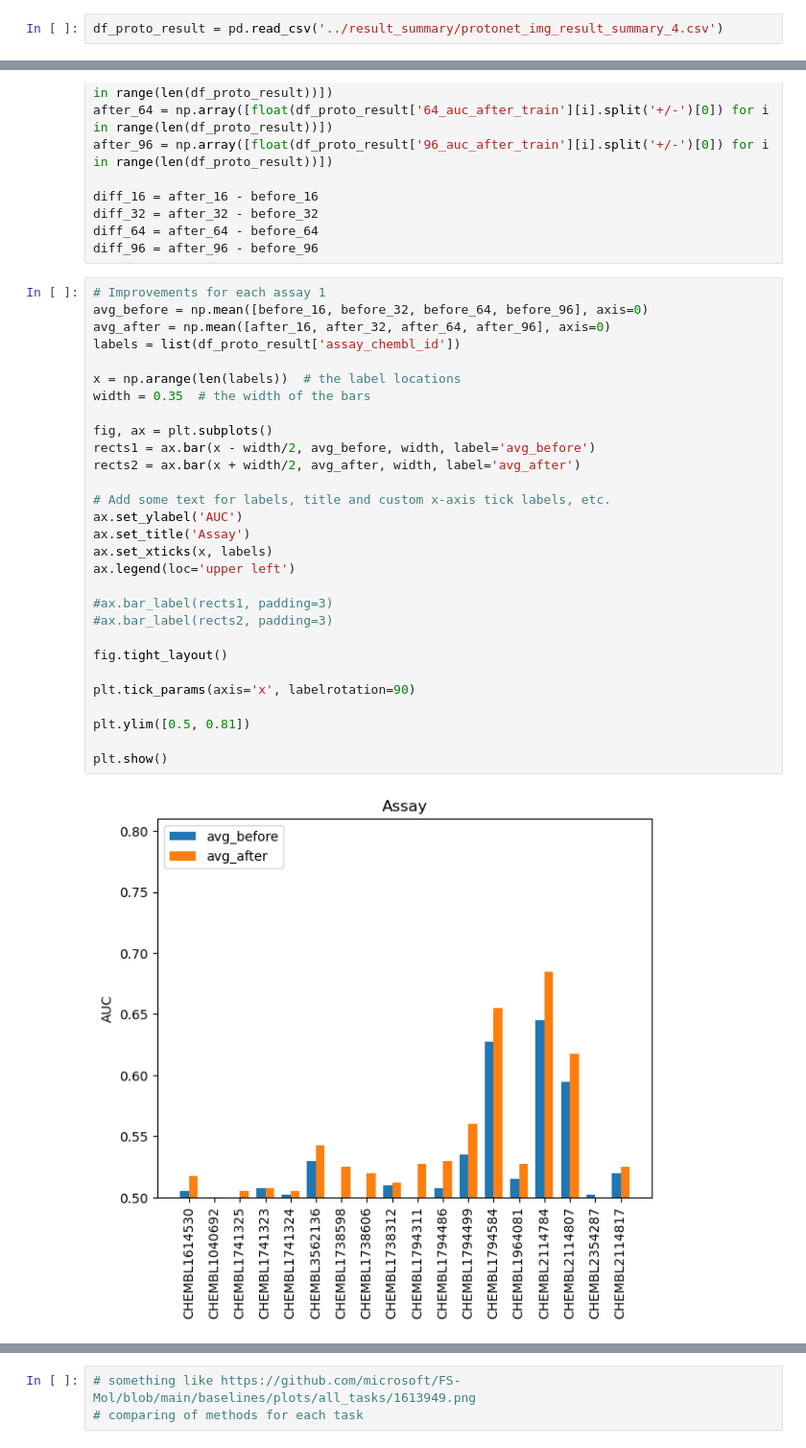
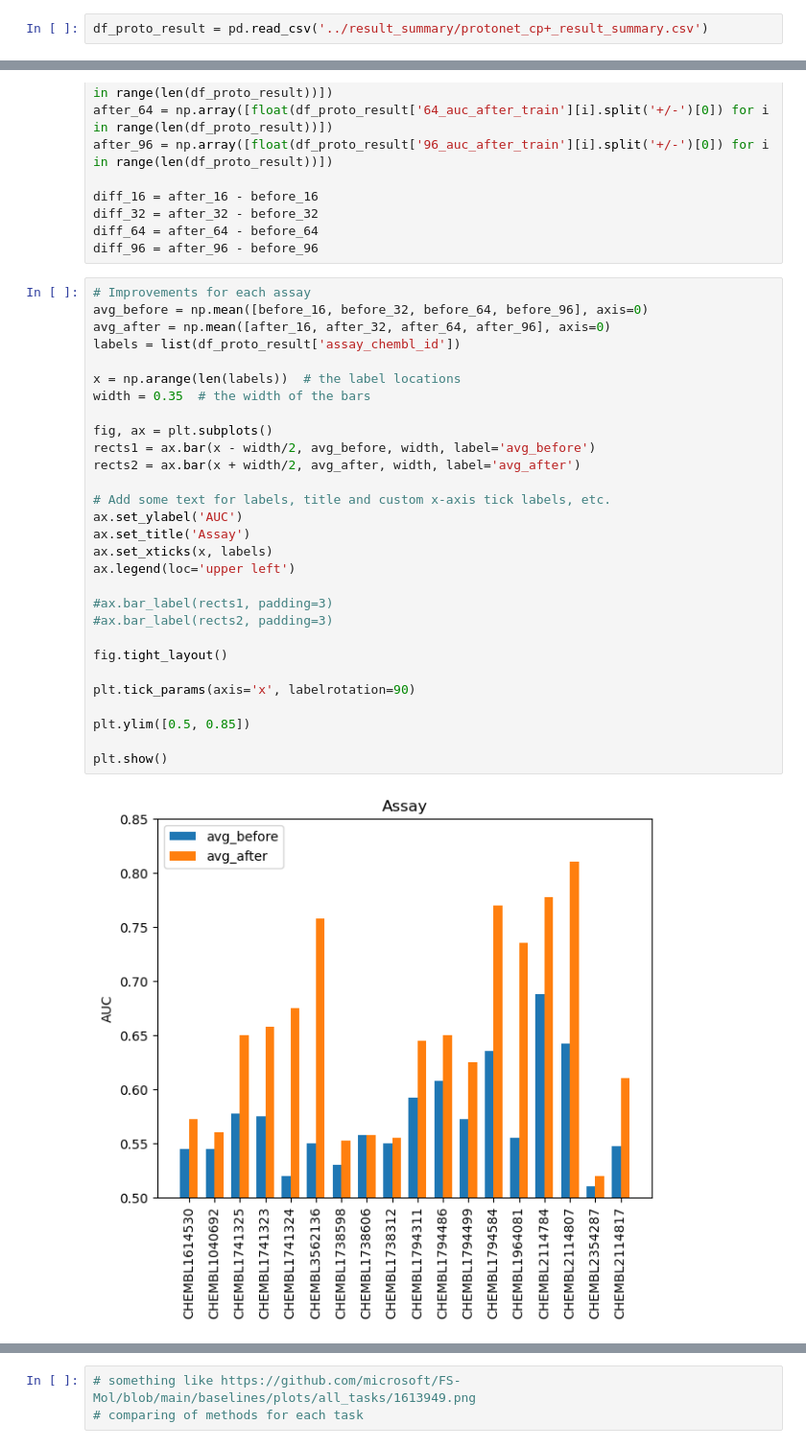
Before and after one commit to son-ha-264/FSL_CP, a Jupyter notebook: result/notebook/protonet_result.ipynb, the cells around one changed output, grey strips where cells are left out. Shown: that part at 96% size. Drawn from its saved outputs; the diff is of its cells as text.

```diff
--- a/result/notebook/protonet_result.ipynb
+++ b/result/notebook/protonet_result.ipynb
@@ -6,7 +6,7 @@ import seaborn as sns
 # %%
 #print(plt.style.available)
 # %%
-df_proto_result = pd.read_csv('../result_summary/protonet_img_result_summary_4.csv')
+df_proto_result = pd.read_csv('../result_summary/protonet_cp+_result_summary.csv')
 # %% [markdown]
 #### Does pretraining on random assay works?
 # %%
@@ -31,36 +31,36 @@ diff_32 = after_32 - before_32
 diff_64 = after_64 - before_64
 diff_96 = after_96 - before_96
 # %%
-# Improvements for each assay 1
+# Improvements for each assay
 avg_before = np.mean([before_16, before_32, before_64, before_96], axis=0)
 avg_after = np.mean([after_16, after_32, after_64, after_96], axis=0)
 labels = list(df_proto_result['assay_chembl_id'])
 
 x = np.arange(len(labels))  # the label locations
 width = 0.35  # the width of the bars
 
 fig, ax = plt.subplots()
 rects1 = ax.bar(x - width/2, avg_before, width, label='avg_before')
 rects2 = ax.bar(x + width/2, avg_after, width, label='avg_after')
 
 # Add some text for labels, title and custom x-axis tick labels, etc.
 ax.set_ylabel('AUC')
 ax.set_title('Assay')
 ax.set_xticks(x, labels)
 ax.legend(loc='upper left')
 
 #ax.bar_label(rects1, padding=3)
 #ax.bar_label(rects2, padding=3)
 
 fig.tight_layout()
 
 plt.tick_params(axis='x', labelrotation=90)
 
-plt.ylim([0.5, 0.81])
+plt.ylim([0.5, 0.85])
 
 plt.show()
 # %% [output]
-[figure, old version]
+[figure, new version]
 # %%
 # Improvements for each assay 2
 
```
Also changed, not shown: parts of 3 cells of this notebook, 12 other files.
